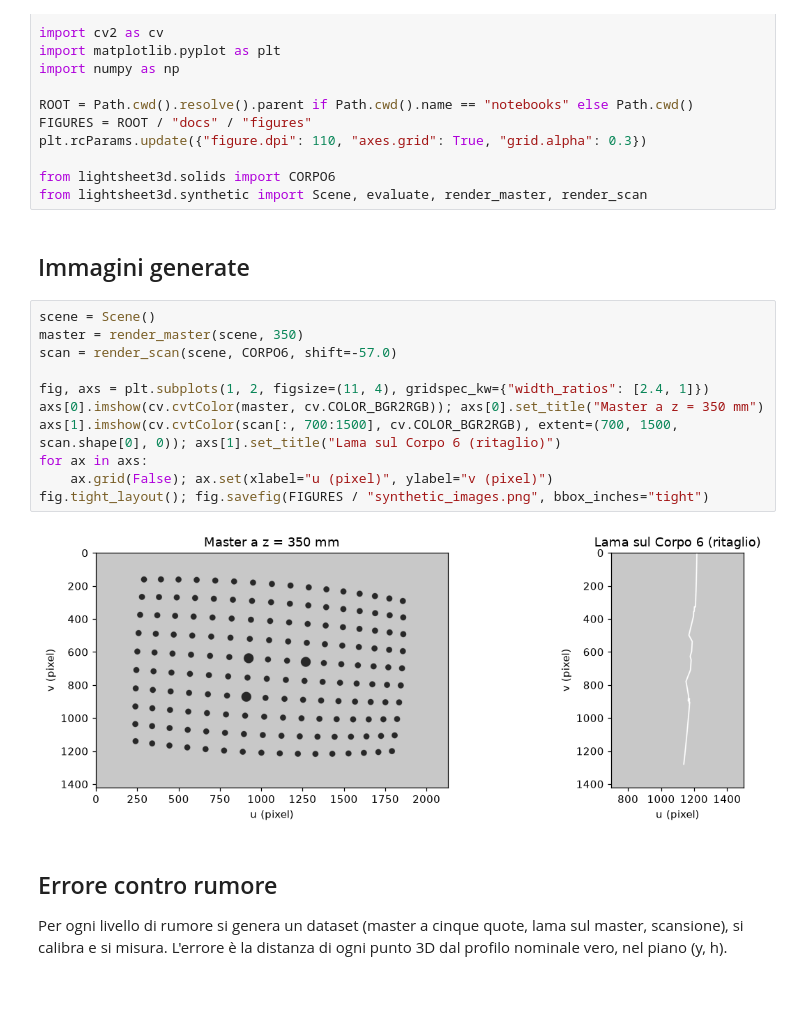
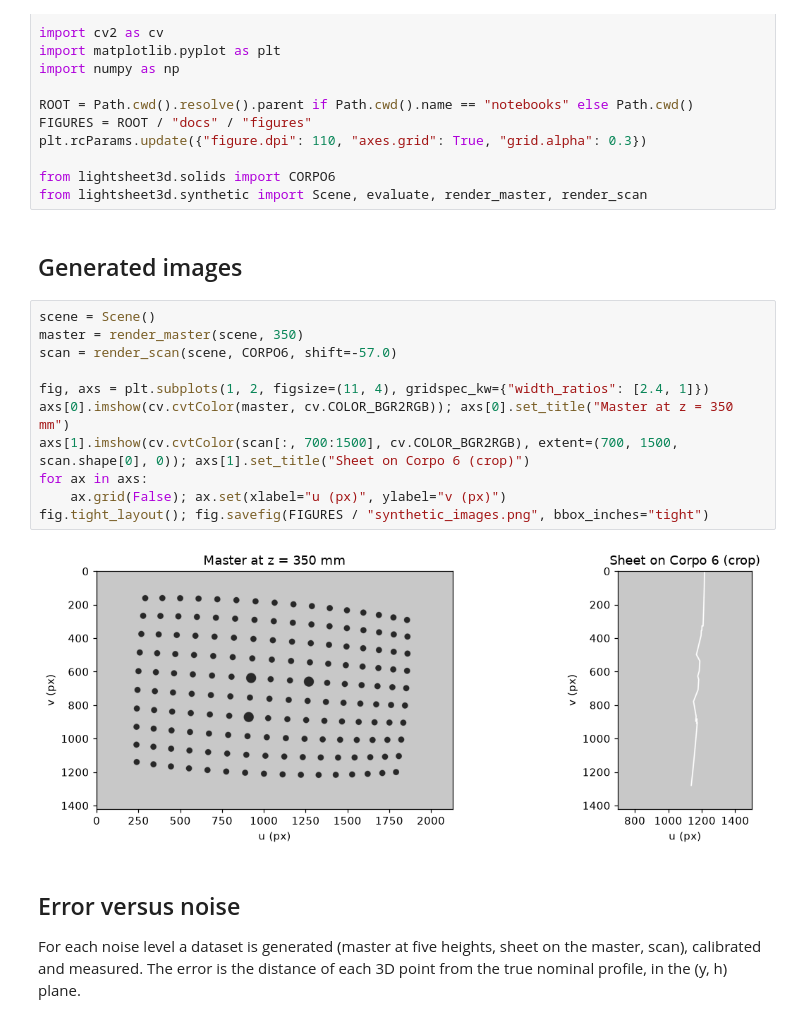
Before and after one commit to SickCiQuattro/lightsheet3d, a Jupyter notebook: notebooks/04_synthetic_validation.ipynb, the cells around one changed output. Drawn from its saved outputs; the diff is of its cells as text; blank space fills up the shorter version.

Commit message:
Translate the notebooks and plot labels to English and regenerate the figures

```diff
--- a/notebooks/04_synthetic_validation.ipynb
+++ b/notebooks/04_synthetic_validation.ipynb
@@ -19,24 +19,24 @@ plt.rcParams.update({"figure.dpi": 110, "axes.grid": True, "grid.alpha": 0.3})
 from lightsheet3d.solids import CORPO6
 from lightsheet3d.synthetic import Scene, evaluate, render_master, render_scan
 # %% [markdown]
-## Immagini generate
+## Generated images
 # %%
 scene = Scene()
 master = render_master(scene, 350)
 scan = render_scan(scene, CORPO6, shift=-57.0)
 
 fig, axs = plt.subplots(1, 2, figsize=(11, 4), gridspec_kw={"width_ratios": [2.4, 1]})
-axs[0].imshow(cv.cvtColor(master, cv.COLOR_BGR2RGB)); axs[0].set_title("Master a z = 350 mm")
-axs[1].imshow(cv.cvtColor(scan[:, 700:1500], cv.COLOR_BGR2RGB), extent=(700, 1500, scan.shape[0], 0)); axs[1].set_title("Lama sul Corpo 6 (ritaglio)")
+axs[0].imshow(cv.cvtColor(master, cv.COLOR_BGR2RGB)); axs[0].set_title("Master at z = 350 mm")
+axs[1].imshow(cv.cvtColor(scan[:, 700:1500], cv.COLOR_BGR2RGB), extent=(700, 1500, scan.shape[0], 0)); axs[1].set_title("Sheet on Corpo 6 (crop)")
 for ax in axs:
-    ax.grid(False); ax.set(xlabel="u (pixel)", ylabel="v (pixel)")
+    ax.grid(False); ax.set(xlabel="u (px)", ylabel="v (px)")
 fig.tight_layout(); fig.savefig(FIGURES / "synthetic_images.png", bbox_inches="tight")
 # %% [output]
-[figure, old version]
+[figure, new version]
 # %% [markdown]
-## Errore contro rumore
+## Error versus noise
 
-Per ogni livello di rumore si genera un dataset (master a cinque quote, lama sul master, scansione), si calibra e si misura. L'errore è la distanza di ogni punto 3D dal profilo nominale vero, nel piano (y, h).
+For each noise level a dataset is generated (master at five heights, sheet on the master, scan), calibrated and measured. The error is the distance of each 3D point from the true nominal profile, in the (y, h) plane.
 # %%
 NOISE = [0.0, 0.25, 0.5, 1.0, 2.0]
 SEEDS = range(3)
```
Also changed, not shown: parts of 7 cells of this notebook, 21 other files.
